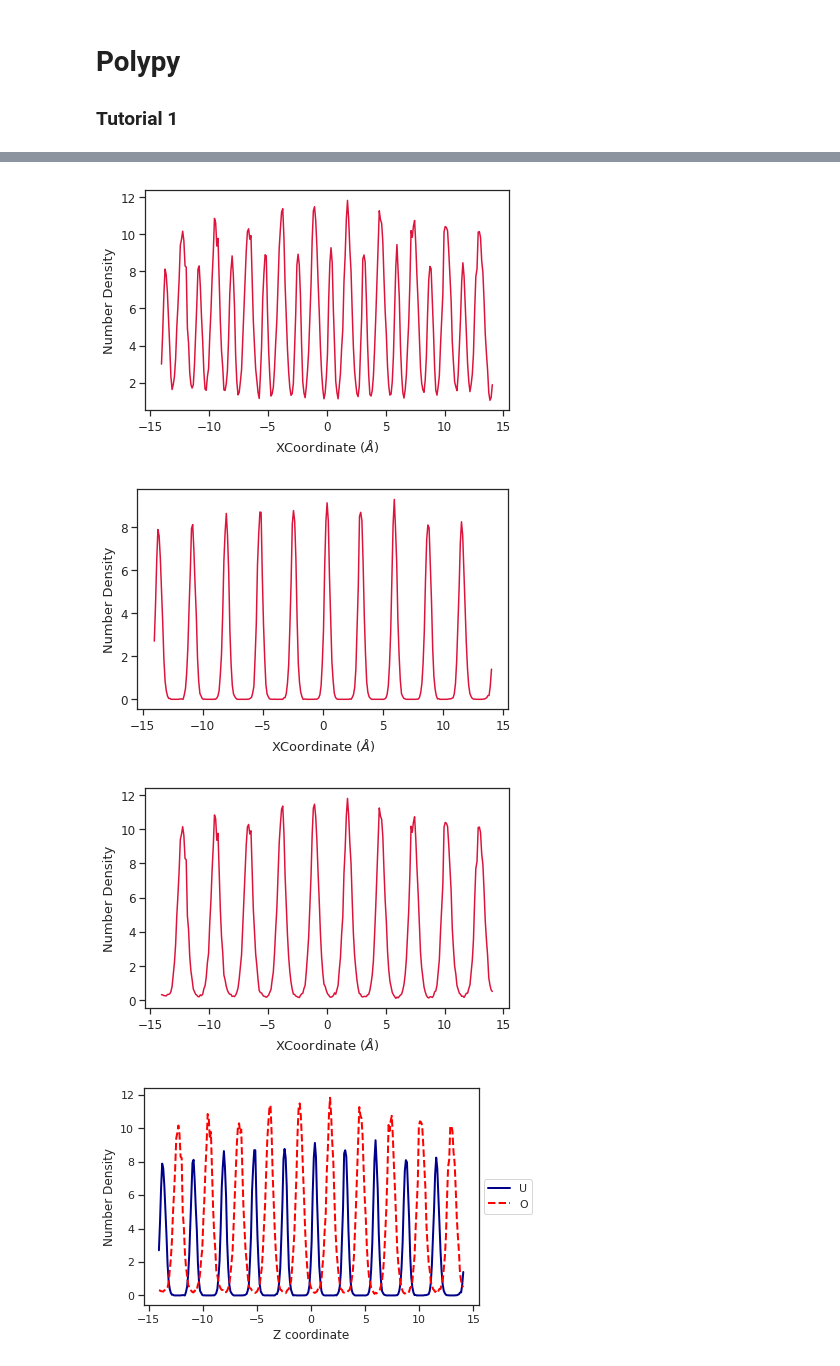
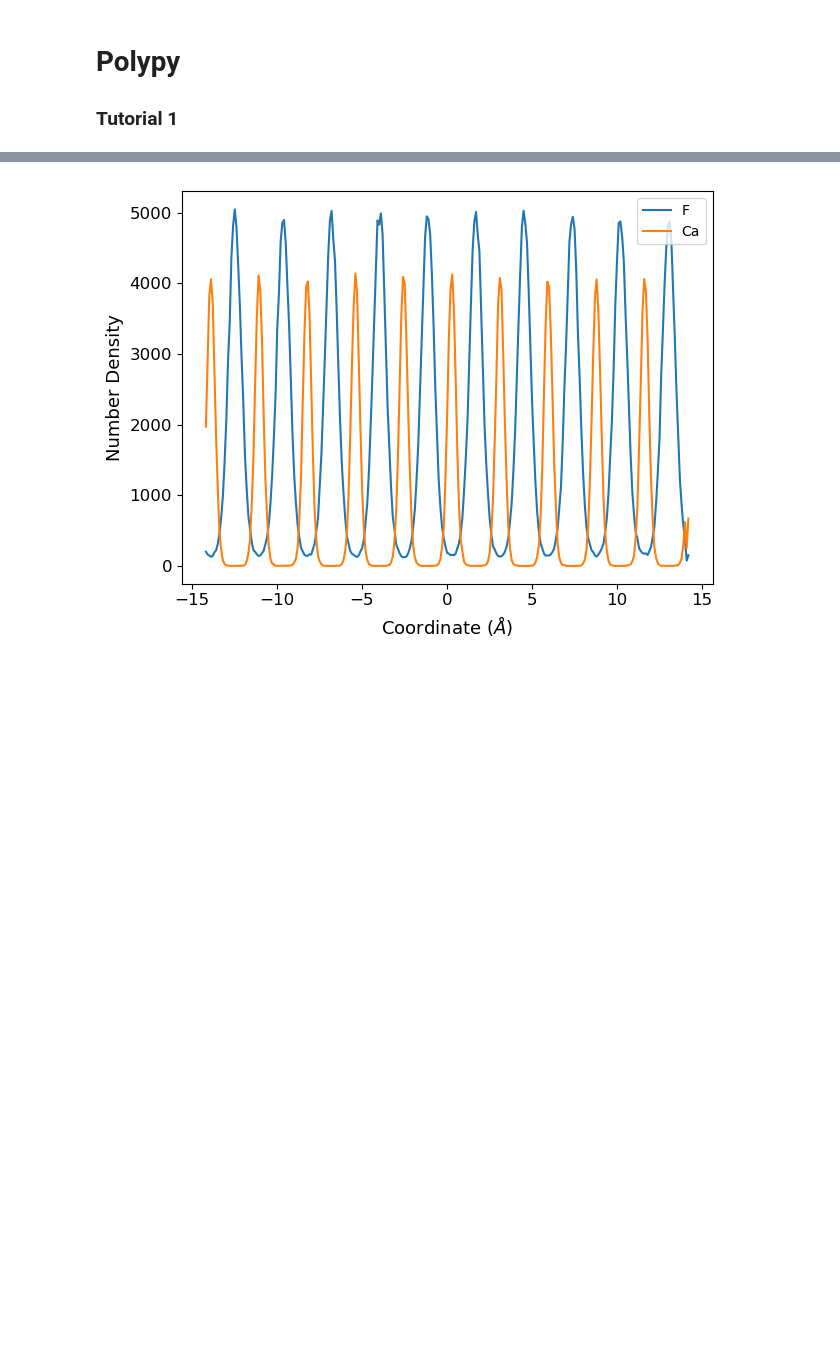
Before and after one commit to symmy596/Polypy, a Jupyter notebook: examples/Density.ipynb, the cells around one changed output, grey strips where cells are left out. Cells and saved outputs as stored; diff of their text form; code cells hidden in the pictures; blank space fills up the shorter version.

Commit message:
Plotting Functions

```diff
--- a/examples/Density.ipynb
+++ b/examples/Density.ipynb
@@ -6,12 +6,9 @@
 from polypy import read as rd
 from polypy import density as Dens
 from polypy import utils as ut
+from polypy import write as wr
 import numpy as np
 import matplotlib.pyplot as plt
-import seaborn as sns
-sns.set(style="white")
-sns.palette="tab10"
-sns.set_style("ticks")
 # %%
 timestep = 0.25
 data = rd.read_history("example_data/HISTORY", ["CA", "F"])
@@ -39,21 +36,12 @@ Total Number of O Between -5.0 - 5.0 : 38086  across  100 timesteps
 # %%
 # 4) One Dimensional Density Plot
 tx, ty = total_density.one_dimensional_density(Bin=0.1, direction="x")
 cx, cy = ca_density.one_dimensional_density(Bin=0.1, direction="x")
 fx, fy = f_density.one_dimensional_density(Bin=0.1, direction="x")
 
-
-plt.plot(cx, cy, color="darkblue", ls="-", lw=2, label="U")
-plt.plot(fx, fy, color="red", ls="--", lw=2, label="O")
-plt.ylabel("Number Density")
-plt.xlabel("Z coordinate")
-plt.legend(loc='center left', bbox_to_anchor=(1, 0.5))
-plt.show()
+wr.one_dimensional_density_plot([fx, cx], [fy, cy], ["F", "Ca"])
 # %% [output]
-[figure, old version]
+[figure, new version]
-[figure, removed]
-[figure, removed]
-[figure, removed]
 # %%
 bin_volume = 0.1 * np.mean(data['lv'][:,1] * np.mean(data['lv'][:,2]))
 charge_density = ut.charge_density([fy, cy], [-1.0, 2.0], bin_volume)
```
Also changed, not shown: parts of 6 cells of this notebook, 3 other files.
